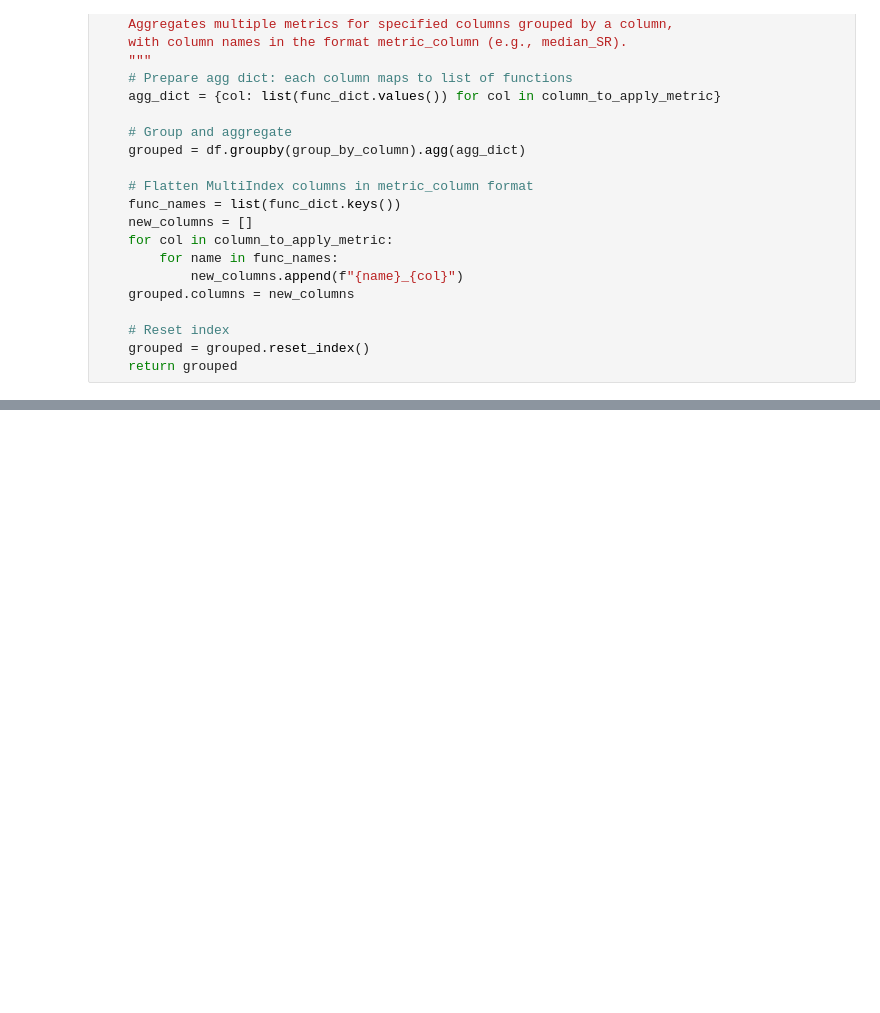
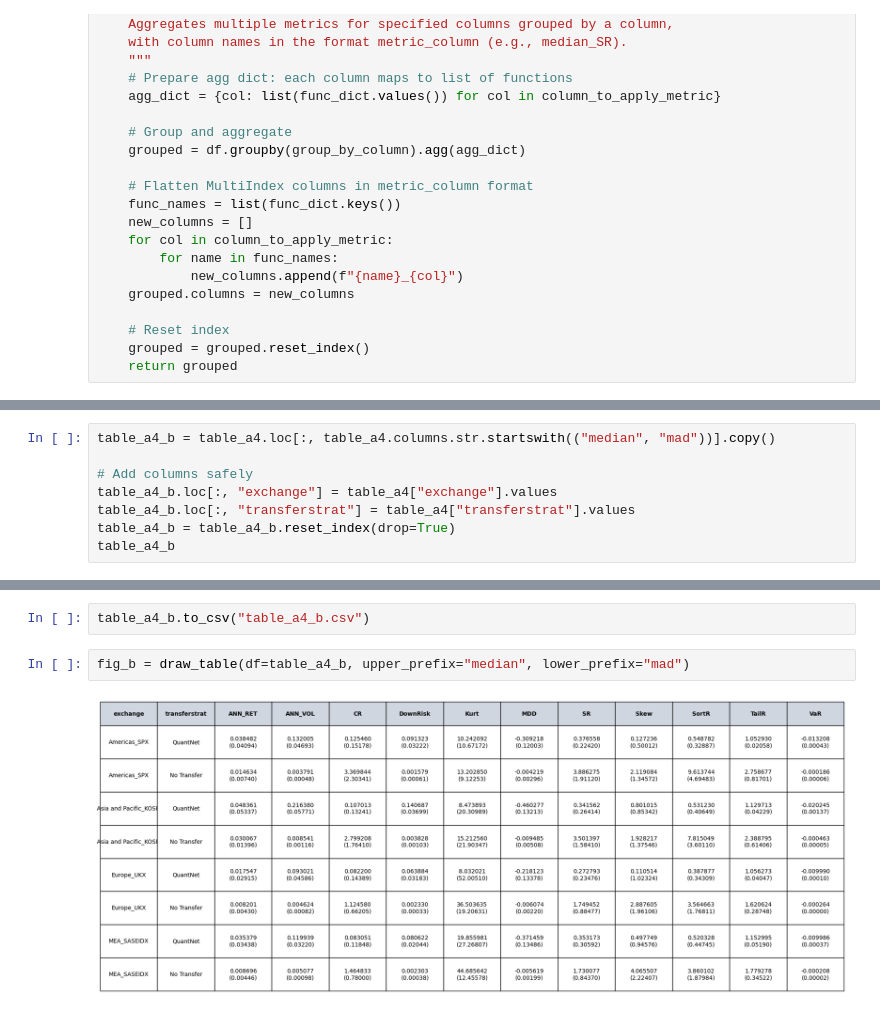
Before and after one commit to ducnguyen1014/QuantNet, a Jupyter notebook: main.ipynb, the cells around one changed output, grey strips where cells are left out. Cells and saved outputs as stored; diff of their text form; blank space fills up the shorter version.

```diff
--- a/main.ipynb
+++ b/main.ipynb
@@ -780,0 +868,8 @@ table_a4
+# %%
+table_a4_b = table_a4.loc[:, table_a4.columns.str.startswith(("median", "mad"))].copy()
+
+# Add columns safely
+table_a4_b.loc[:, "exchange"] = table_a4["exchange"].values
+table_a4_b.loc[:, "transferstrat"] = table_a4["transferstrat"].values
+table_a4_b = table_a4_b.reset_index(drop=True)
+table_a4_b
@@ -780,0 +887,6 @@ table_a4
+# %%
+table_a4_b.to_csv("table_a4_b.csv")
+# %%
+fig_b = draw_table(df=table_a4_b, upper_prefix="median", lower_prefix="mad")
+# %% [output]
+[figure, added]
```
Also changed, not shown: parts of 8 cells of this notebook, 8 other files.
